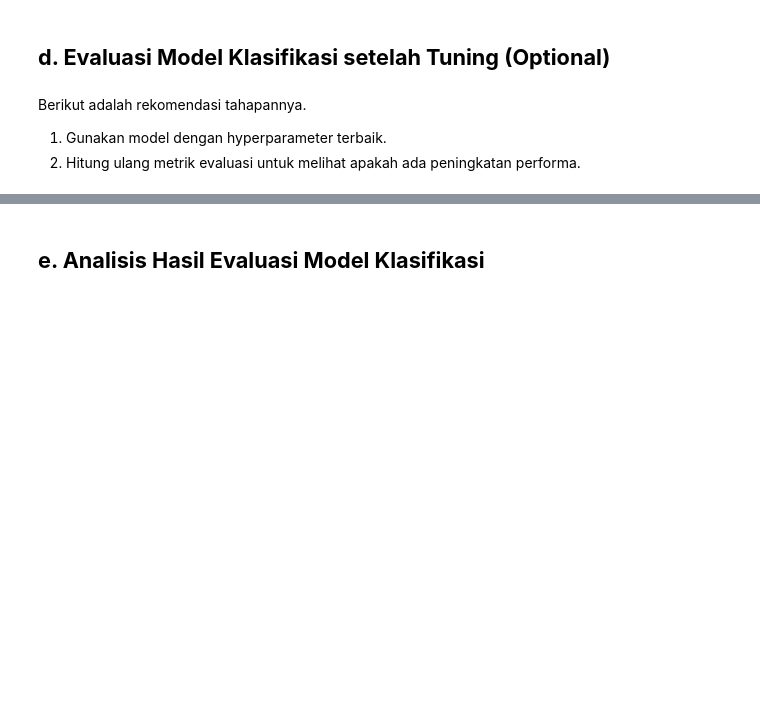
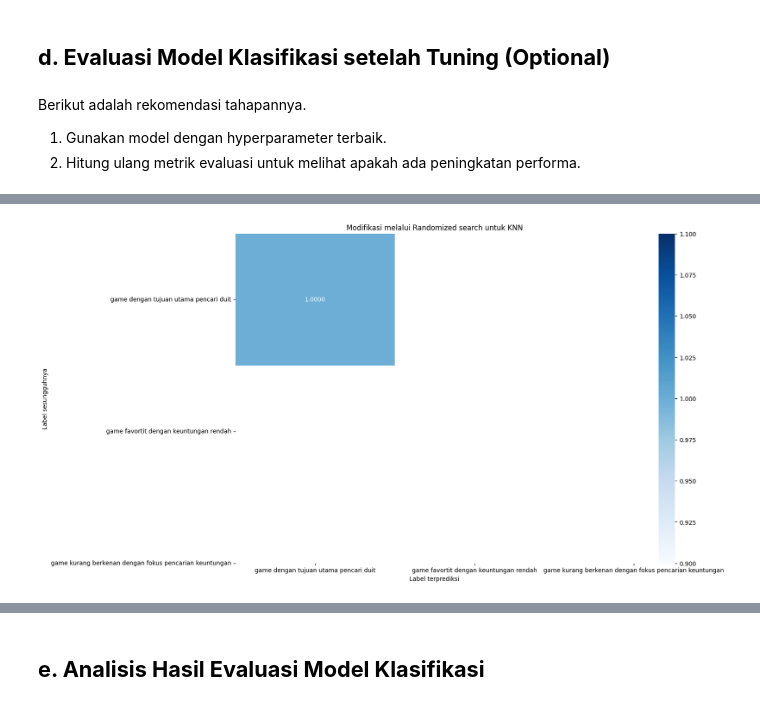
Before and after one commit to DGkurnia/cnkproject, a Jupyter notebook: BMLP_Derfansyah_Guswiranata_Kurnia_klasifikasi.ipynb, the cells around one changed output, grey strips where cells are left out. Saved outputs shown, nothing was run; the diff lists cells and outputs as text; code cells hidden in the pictures; blank space fills up the shorter version.

```diff
--- a/BMLP_Derfansyah_Guswiranata_Kurnia_klasifikasi.ipynb
+++ b/BMLP_Derfansyah_Guswiranata_Kurnia_klasifikasi.ipynb
@@ -707,0 +785,12 @@ plt.show()
+# %%
+#Modifikasi melalui Randomized search [KNN]
+plt.figure(figsize=(15, 10))
+sns.heatmap(hslmoda, annot=True, fmt='.4f', cmap='Blues',
+            xticklabels= label,  # Setel sesuai kelas
+            yticklabels= label)  # Penyetaln kondisi
+plt.ylabel('Label sesungguhnya')
+plt.xlabel('Label terprediksi')
+plt.title('Modifikasi melalui Randomized search untuk KNN')
+plt.show()
+# %% [output]
+[figure, added]
```
Also changed, not shown: parts of 30 cells of this notebook.
